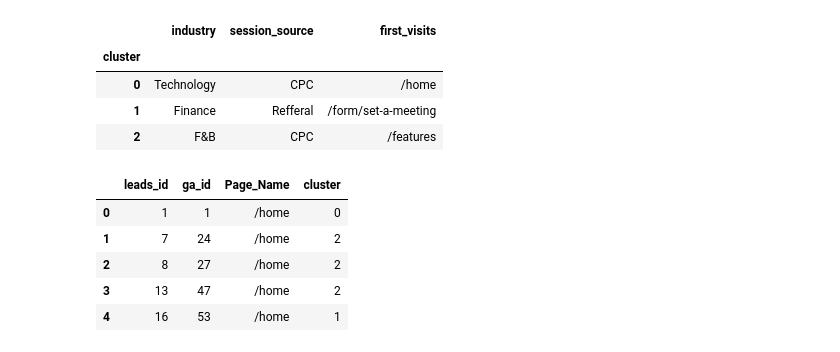
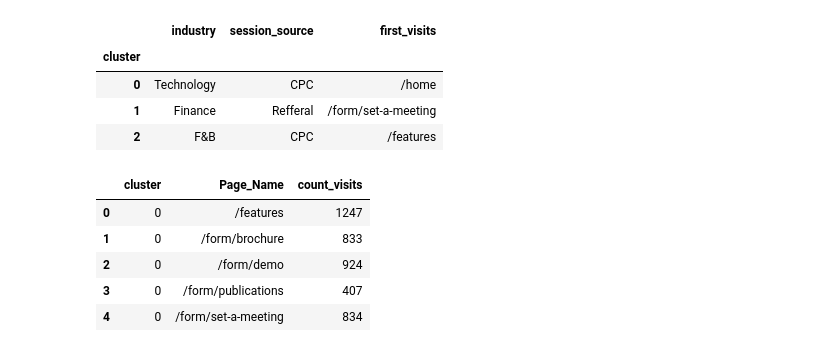
Before and after one commit to AdityaGita/da_saas_b4_labs, a Jupyter notebook: saas_analysis.ipynb, the cells around one changed output. Cells and saved outputs as stored; diff of their text form; code cells hidden in the pictures.

```diff
--- a/saas_analysis.ipynb
+++ b/saas_analysis.ipynb
@@ -366,13 +359,16 @@ df_cluster.groupby('cluster')[cat_col].agg(pd.Series.mode)
 | 1 | Finance | Refferal | /form/set-a-meeting |
 | 2 | F&B | CPC | /features |
 # %%
+# check number of each page visits for each clusters
 most_visits = google_analytics.merge(df_cluster, how='left')
 most_visits = most_visits.drop(columns=['Page_timestamp','leads_registered','number_of_employee','industry','session_source','total_visits','first_visits'])
+most_visits = most_visits.groupby(['cluster','Page_Name'])['ga_id'].count().reset_index()
+most_visits = most_visits.rename(columns={'ga_id':'count_visits'})
 most_visits.head()
 # %% [output]
-|  | leads_id | ga_id | Page_Name | cluster |
-| 0 | 1 | 1 | /home | 0 |
-| 1 | 7 | 24 | /home | 2 |
-| 2 | 8 | 27 | /home | 2 |
-| 3 | 13 | 47 | /home | 2 |
-| 4 | 16 | 53 | /home | 1 |
+|  | cluster | Page_Name | count_visits |
+| 0 | 0 | /features | 1247 |
+| 1 | 0 | /form/brochure | 833 |
+| 2 | 0 | /form/demo | 924 |
+| 3 | 0 | /form/publications | 407 |
+| 4 | 0 | /form/set-a-meeting | 834 |
```
Also changed, not shown: parts of 34 cells of this notebook.
